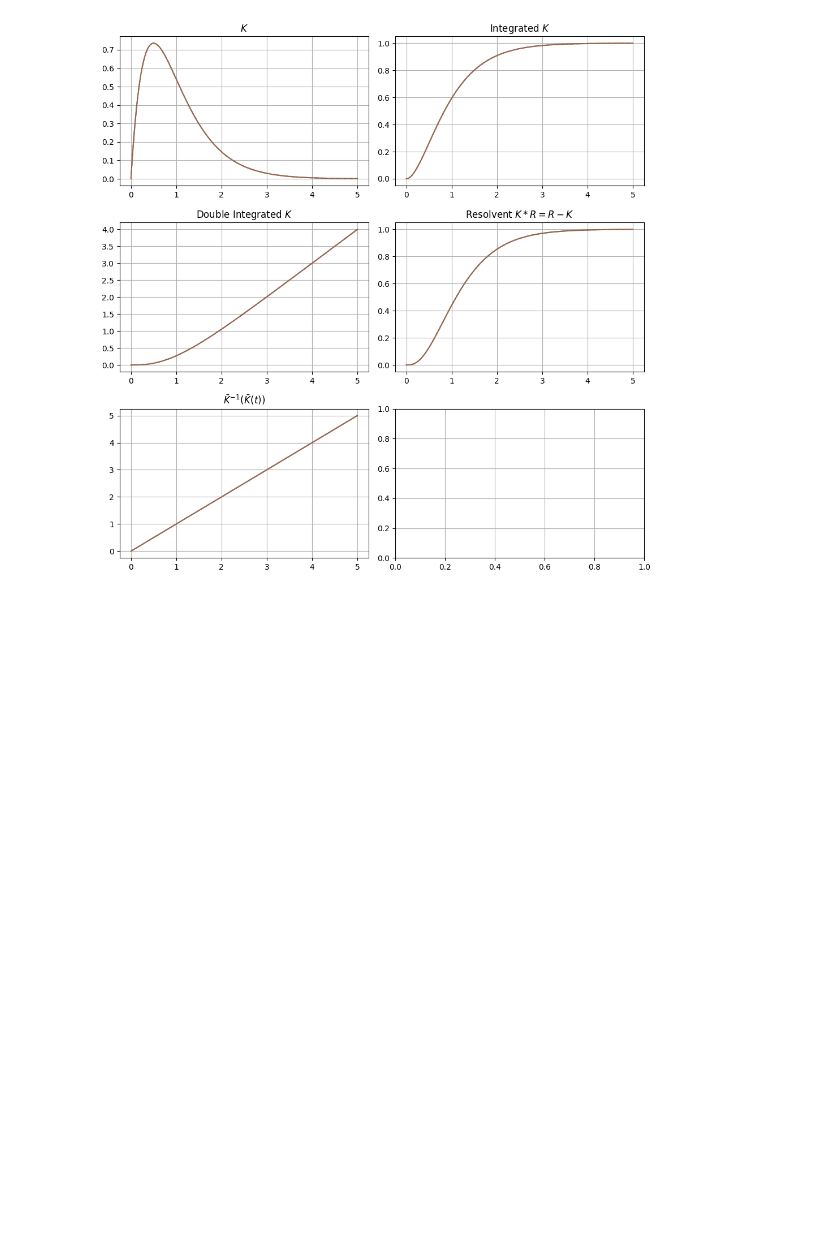
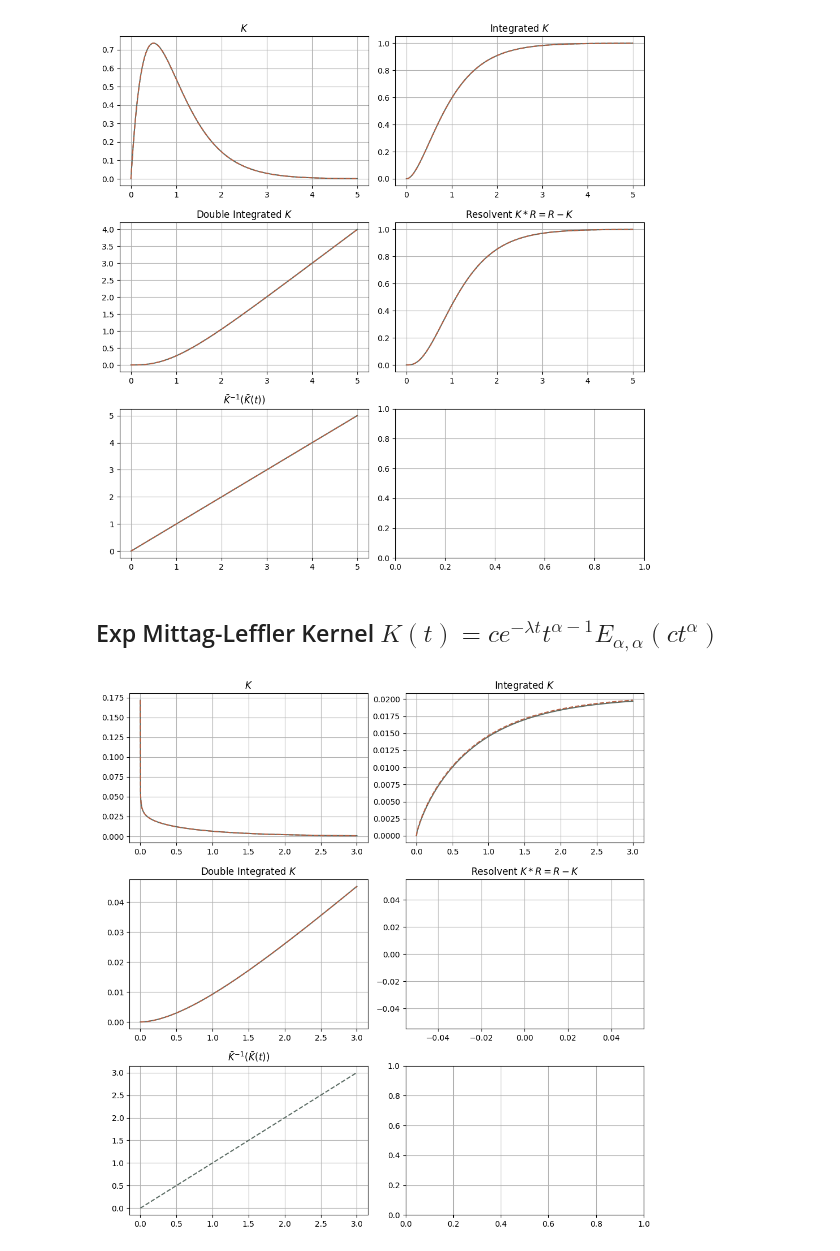
Before and after one commit to MrG1raffe/volterra_hawkes, a Jupyter notebook: notebooks/kernels test.ipynb, the cells around one changed output. Saved outputs shown, nothing was run; the diff lists cells and outputs as text; code cells hidden in the pictures; blank space fills up the shorter version.

Commit message:
Implement integrated exp Mittag-Leffler, implement testing framework with logging

```diff
--- a/notebooks/kernels test.ipynb
+++ b/notebooks/kernels test.ipynb
@@ -154,3 +154,19 @@ t_grid = np.linspace(0.00001, 5, 1000)
 kernel_test(K=K, t_grid=t_grid, explicit_kernel=explicit_kernel)
 # %% [output]
 [figure]
+# %% [markdown]
+## Exp Mittag-Leffler Kernel $K(t) = c e^{-\lambda t}t^{\alpha-1} E_{\alpha, \alpha}(ct^{\alpha})$
+# %%
+c, H = 0.02, 0.3
+alpha = H + 0.5
+lam = 1
+
+K = ExpMittagLefflerKernel(c=c, alpha=alpha, lam=lam)
+
+explicit_kernel = lambda t:  c * np.exp(-lam * t) * t**(alpha - 1) * mittag_leffler(t=c * t**alpha, alpha=alpha, beta=alpha)
+
+t_grid = np.linspace(0.00001, 3, 1000)
+
+kernel_test(K=K, t_grid=t_grid, explicit_kernel=explicit_kernel)
+# %% [output]
+[figure, added]
```
Also changed, not shown: parts of 3 cells of this notebook, 11 other files.
